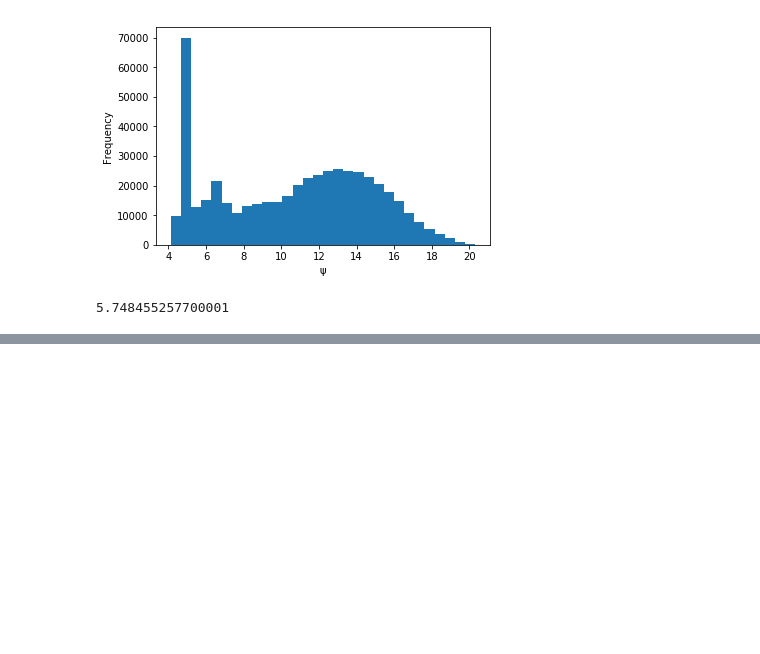
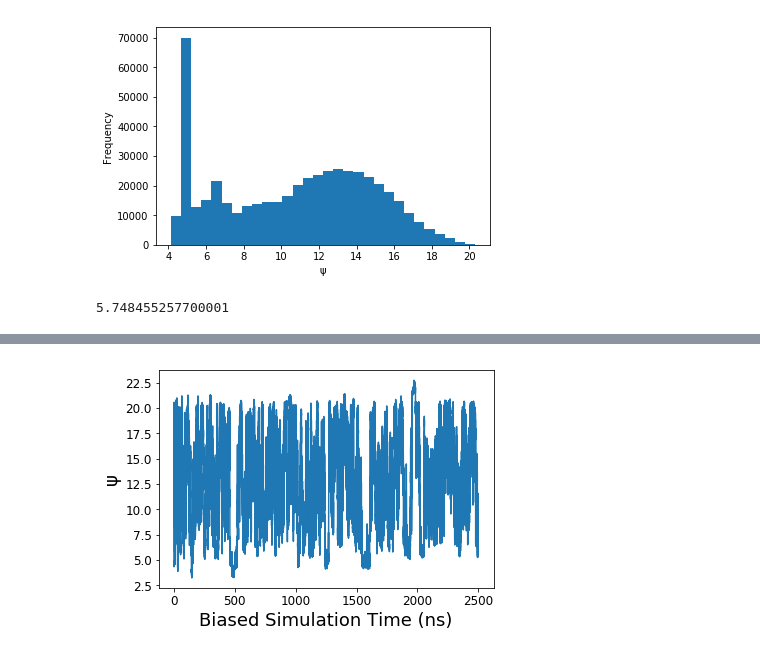
Before and after one commit to tiwarylab/amino, a Jupyter notebook: BUT/gibbs.ipynb, the cells around one changed output, grey strips where cells are left out. Drawn from its saved outputs; the diff is of its cells as text; code cells hidden in the pictures; blank space fills up the shorter version.

```diff
--- a/BUT/gibbs.ipynb
+++ b/BUT/gibbs.ipynb
@@ -137,0 +176,15 @@ plt.show()
+# %%
+counter = 0
+new_xs = []
+for i in range(len(plz_god)):
+    new_xs.append(counter / 100.0)
+    counter = counter + 1
+
+plt.plot(new_xs, plz_god)
+plt.xlabel("Biased Simulation Time (ns)")
+plt.rc('xtick', labelsize=12)    # fontsize of the tick labels
+plt.rc('ytick', labelsize=12)    # fontsize of the tick labels
+plt.ylabel("\u03C8")
+plt.show()
+# %% [output]
+[figure, added]
```
Also changed, not shown: parts of 5 cells of this notebook, 4 other files.
